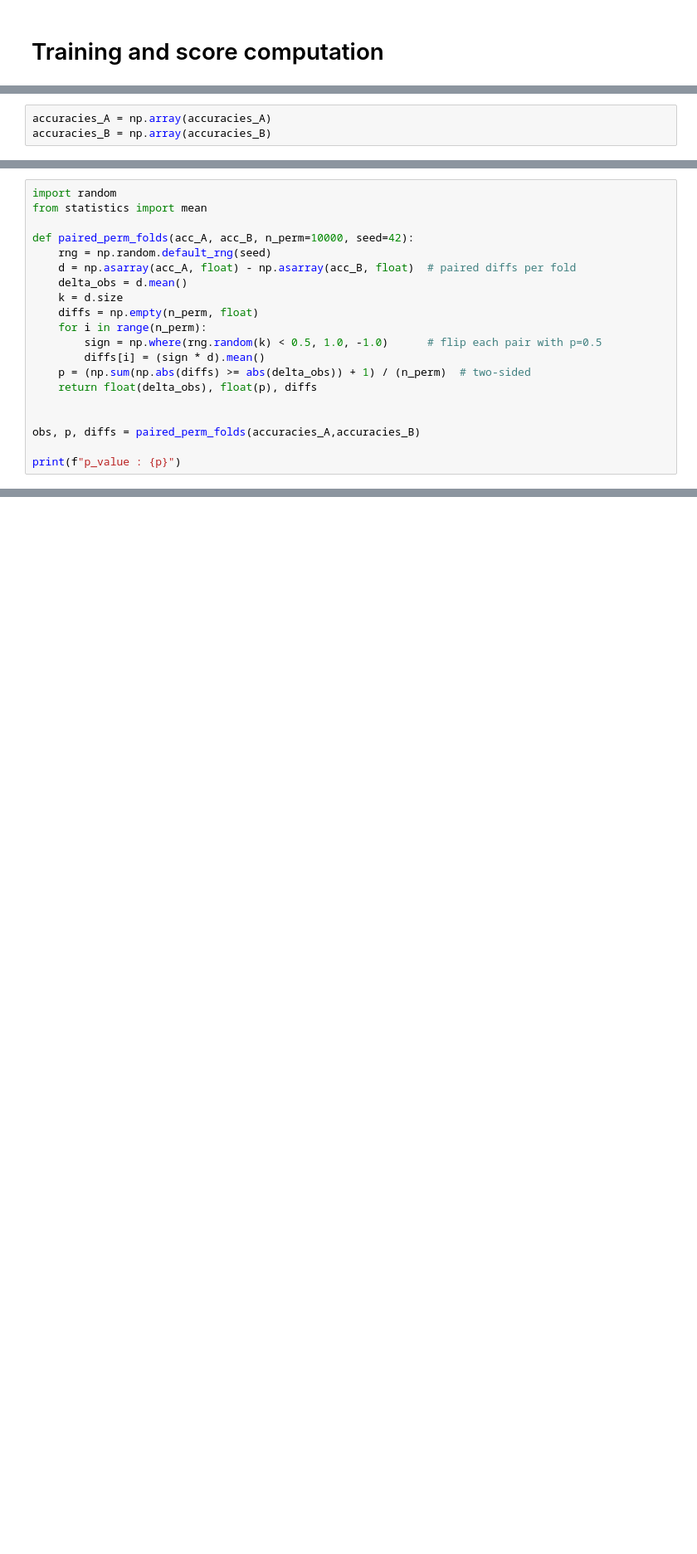
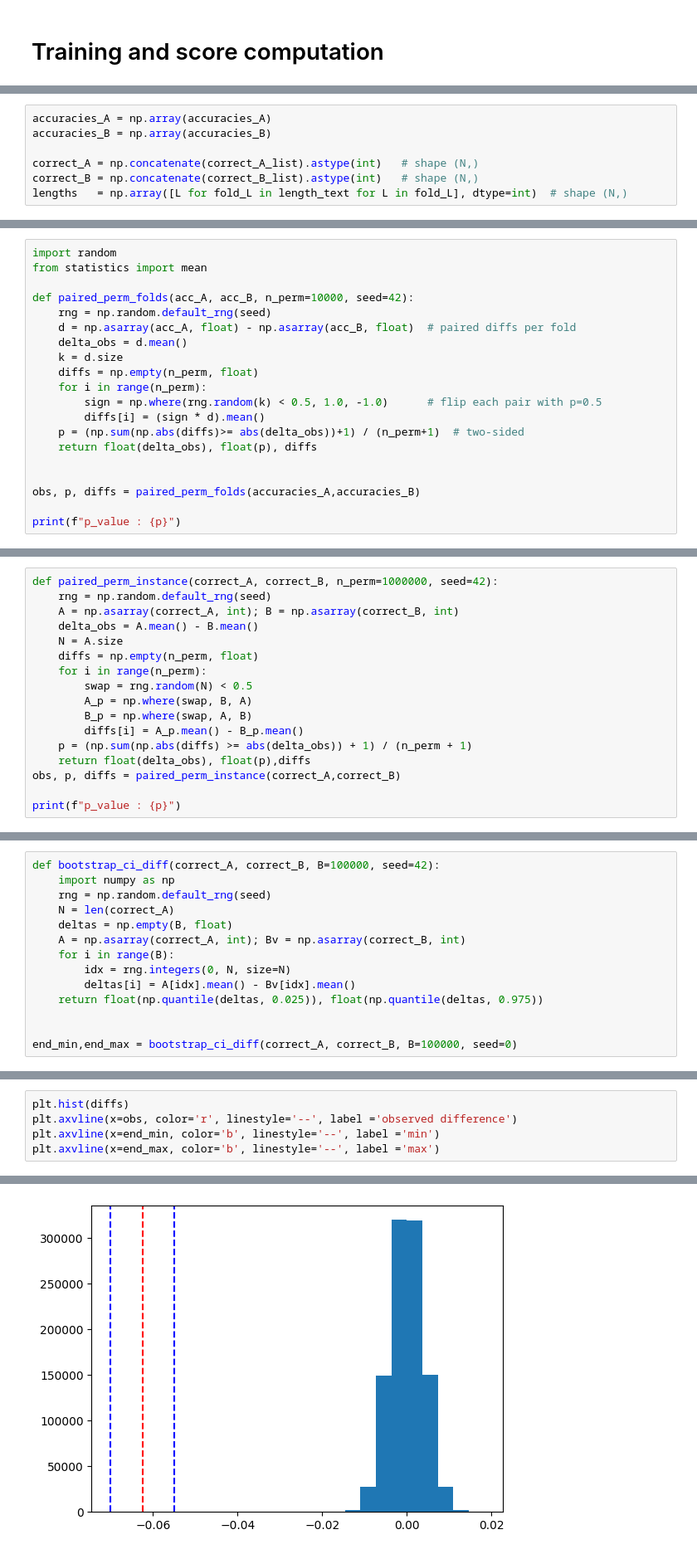
Before and after one commit to WarrenLata/ContextualEmbedding, a Jupyter notebook: ABtest.ipynb, the cells around one changed output, grey strips where cells are left out. Shown: that part at 83% size. Saved outputs shown, nothing was run; the diff lists cells and outputs as text; blank space fills up the shorter version.

```diff
--- a/ABtest.ipynb
+++ b/ABtest.ipynb
@@ -177,3 +222,7 @@ for fold, (tr,te) in enumerate(skf.split(np.zeros(len(y_1k)), y_1k)):
 # %%
 accuracies_A = np.array(accuracies_A)
 accuracies_B = np.array(accuracies_B)
+
+correct_A = np.concatenate(correct_A_list).astype(int)   # shape (N,)
+correct_B = np.concatenate(correct_B_list).astype(int)   # shape (N,)
+lengths   = np.array([L for fold_L in length_text for L in fold_L], dtype=int)  # shape (N,)
@@ -190,7 +241,7 @@ def paired_perm_folds(acc_A, acc_B, n_perm=10000, seed=42):
     for i in range(n_perm):
         sign = np.where(rng.random(k) < 0.5, 1.0, -1.0)      # flip each pair with p=0.5
         diffs[i] = (sign * d).mean()
-    p = (np.sum(np.abs(diffs) >= abs(delta_obs)) + 1) / (n_perm)  # two-sided
+    p = (np.sum(np.abs(diffs)>= abs(delta_obs))+1) / (n_perm+1)  # two-sided
     return float(delta_obs), float(p), diffs
 
 
@@ -223,0 +274,17 @@ plt.axvline(x=obs, color='r', linestyle='--', label='observed difference')
+# %%
+def paired_perm_instance(correct_A, correct_B, n_perm=1000000, seed=42):
+    rng = np.random.default_rng(seed)
+    A = np.asarray(correct_A, int); B = np.asarray(correct_B, int)
+    delta_obs = A.mean() - B.mean()
+    N = A.size
+    diffs = np.empty(n_perm, float)
+    for i in range(n_perm):
+        swap = rng.random(N) < 0.5
+        A_p = np.where(swap, B, A)
+        B_p = np.where(swap, A, B)
+        diffs[i] = A_p.mean() - B_p.mean()
+    p = (np.sum(np.abs(diffs) >= abs(delta_obs)) + 1) / (n_perm + 1)
+    return float(delta_obs), float(p),diffs
+obs, p, diffs = paired_perm_instance(correct_A,correct_B)
+
+print(f"p_value : {p}")
@@ -223,0 +295,14 @@ plt.axvline(x=obs, color='r', linestyle='--', label='observed difference')
+# %%
+def bootstrap_ci_diff(correct_A, correct_B, B=100000, seed=42):
+    import numpy as np
+    rng = np.random.default_rng(seed)
+    N = len(correct_A)
+    deltas = np.empty(B, float)
+    A = np.asarray(correct_A, int); Bv = np.asarray(correct_B, int)
+    for i in range(B):
+        idx = rng.integers(0, N, size=N)
+        deltas[i] = A[idx].mean() - Bv[idx].mean()
+    return float(np.quantile(deltas, 0.025)), float(np.quantile(deltas, 0.975))
+
+
+end_min,end_max = bootstrap_ci_diff(correct_A, correct_B, B=100000, seed=0)
@@ -223,0 +311,6 @@ plt.axvline(x=obs, color='r', linestyle='--', label='observed difference')
+# %%
+plt.hist(diffs)
+plt.axvline(x=obs, color='r', linestyle='--', label ='observed difference')
+plt.axvline(x=end_min, color='b', linestyle='--', label ='min')
+plt.axvline(x=end_max, color='b', linestyle='--', label ='max')
+# %% [output]
@@ -223,0 +318 @@ plt.axvline(x=obs, color='r', linestyle='--', label='observed difference')
+[figure, added]
```
Also changed, not shown: parts of 28 cells of this notebook.
